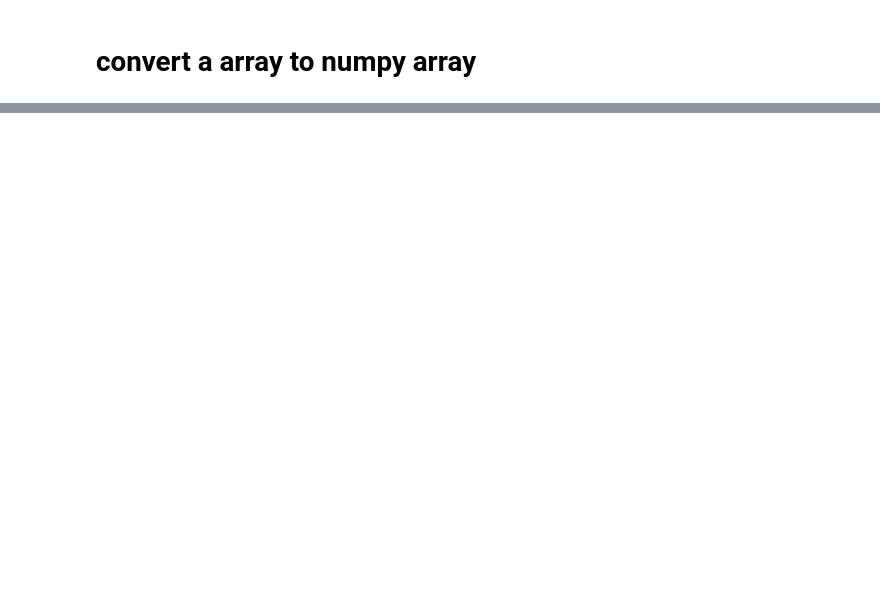
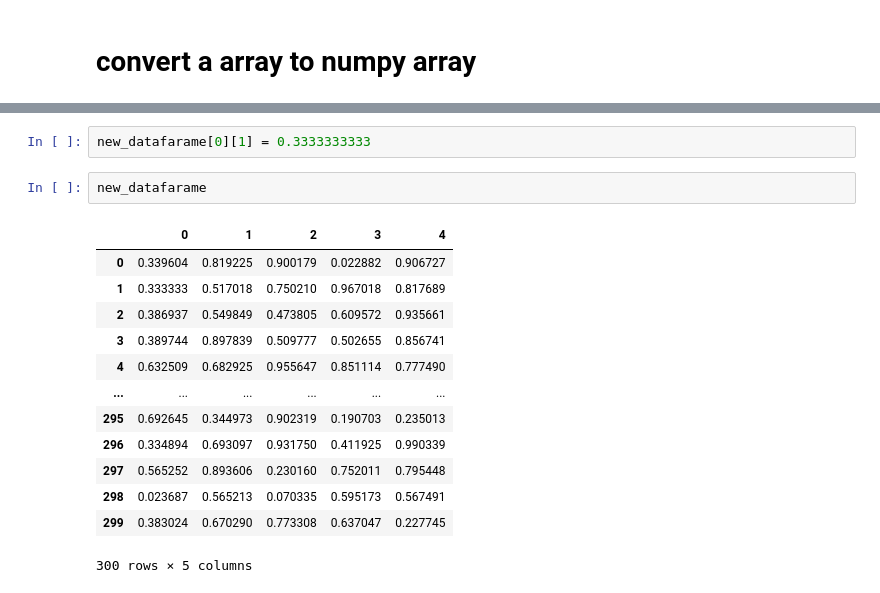
Before and after one commit to deepunahak/Pandas, a Jupyter notebook: pandas/pandas1.ipynb, the cells around one changed output, grey strips where cells are left out. Cells and saved outputs as stored; diff of their text form; blank space fills up the shorter version.

```diff
--- a/pandas/pandas1.ipynb
+++ b/pandas/pandas1.ipynb
@@ -227,0 +240,18 @@ RangeIndex(start=0, stop=5, step=1)
+# %%
+new_datafarame[0][1] = 0.3333333333
+# %%
+new_datafarame
+# %% [output]
+|  | 0 | 1 | 2 | 3 | 4 |
+| 0 | 0.339604 | 0.819225 | 0.900179 | 0.022882 | 0.906727 |
+| 1 | 0.333333 | 0.517018 | 0.750210 | 0.967018 | 0.817689 |
+| 2 | 0.386937 | 0.549849 | 0.473805 | 0.609572 | 0.935661 |
+| 3 | 0.389744 | 0.897839 | 0.509777 | 0.502655 | 0.856741 |
+| 4 | 0.632509 | 0.682925 | 0.955647 | 0.851114 | 0.777490 |
+| ... | ... | ... | ... | ... | ... |
+| 295 | 0.692645 | 0.344973 | 0.902319 | 0.190703 | 0.235013 |
+| 296 | 0.334894 | 0.693097 | 0.931750 | 0.411925 | 0.990339 |
+| 297 | 0.565252 | 0.893606 | 0.230160 | 0.752011 | 0.795448 |
+| 298 | 0.023687 | 0.565213 | 0.070335 | 0.595173 | 0.567491 |
+| 299 | 0.383024 | 0.670290 | 0.773308 | 0.637047 | 0.227745 |
+300 rows × 5 columns
```
Also changed, not shown: parts of 31 cells of this notebook, 2 other files.
